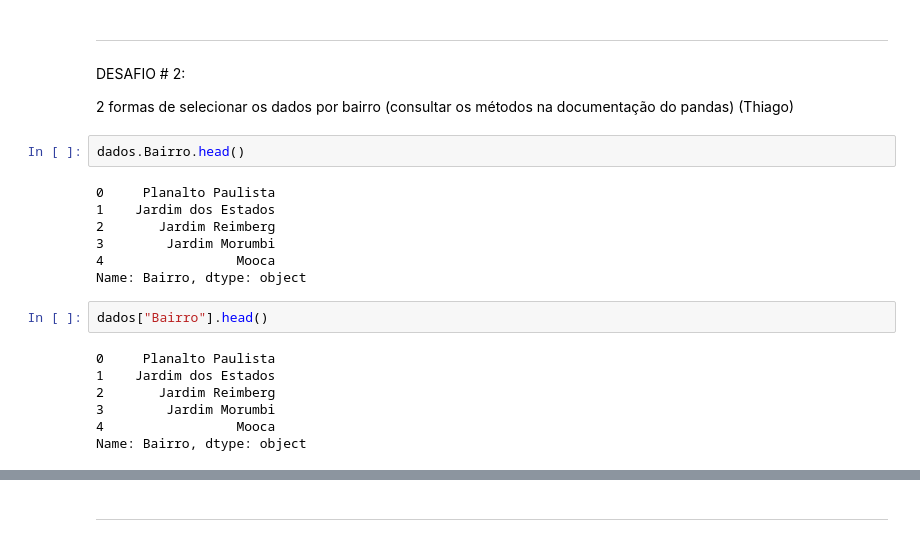
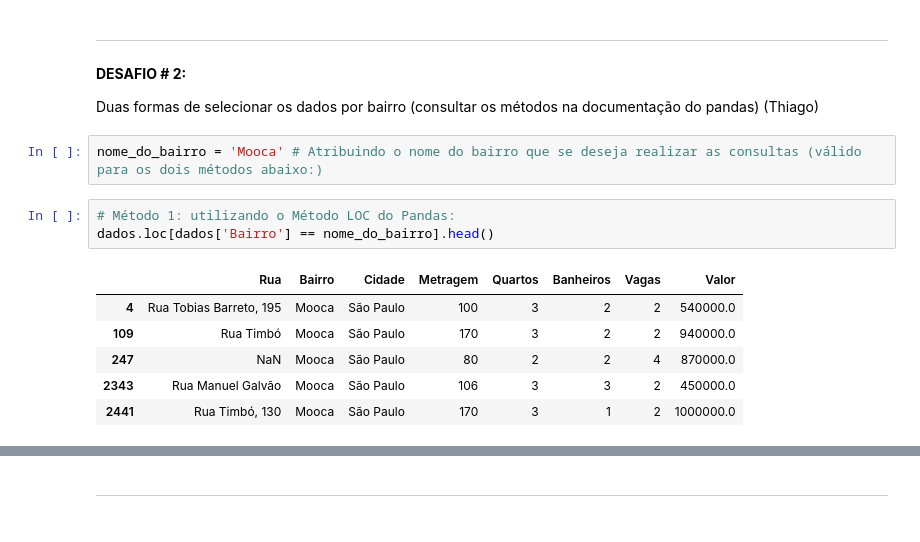
Before and after one commit to Mestevam1976/imersao_dados_alura_4_edicao, a Jupyter notebook: Imersão_de_Dados_Alura_Márcio.ipynb, the cells around one changed output, grey strips where cells are left out. Drawn from its saved outputs; the diff is of its cells as text.

```diff
--- a/Imersão_de_Dados_Alura_Márcio.ipynb
+++ b/Imersão_de_Dados_Alura_Márcio.ipynb
@@ -216,24 +200,18 @@ dados.groupby('Bairro').mean()['Metragem'].to_frame().reset_index() # Média das
 # %% [markdown]
 <hr>
 # %% [markdown]
-DESAFIO # 2:
+<b>DESAFIO # 2:</b>
 
-2 formas de selecionar os dados por bairro (consultar os métodos na documentação do pandas) (Thiago)
+Duas formas de selecionar os dados por bairro (consultar os métodos na documentação do pandas) (Thiago)
-# %%
-dados.Bairro.head()
-# %% [output]
-0     Planalto Paulista
-1    Jardim dos Estados
-2       Jardim Reimberg
-3        Jardim Morumbi
-4                 Mooca
-Name: Bairro, dtype: object
-# %%
-dados["Bairro"].head()
-# %% [output]
-0     Planalto Paulista
-1    Jardim dos Estados
-2       Jardim Reimberg
-3        Jardim Morumbi
-4                 Mooca
-Name: Bairro, dtype: object
+# %%
+nome_do_bairro = 'Mooca' # Atribuindo o nome do bairro que se deseja realizar as consultas (válido para os dois métodos abaixo:)
+# %%
+# Método 1: utilizando o Método LOC do Pandas:
+dados.loc[dados['Bairro'] == nome_do_bairro].head()
+# %% [output]
+|  | Rua | Bairro | Cidade | Metragem | Quartos | Banheiros | Vagas | Valor |
+| 4 | Rua Tobias Barreto, 195 | Mooca | São Paulo | 100 | 3 | 2 | 2 | 540000.0 |
+| 109 | Rua Timbó | Mooca | São Paulo | 170 | 3 | 2 | 2 | 940000.0 |
+| 247 | NaN | Mooca | São Paulo | 80 | 2 | 2 | 4 | 870000.0 |
+| 2343 | Rua Manuel Galvão | Mooca | São Paulo | 106 | 3 | 3 | 2 | 450000.0 |
+| 2441 | Rua Timbó, 130 | Mooca | São Paulo | 170 | 3 | 1 | 2 | 1000000.0 |
```
Also changed, not shown: parts of 13 cells of this notebook.
